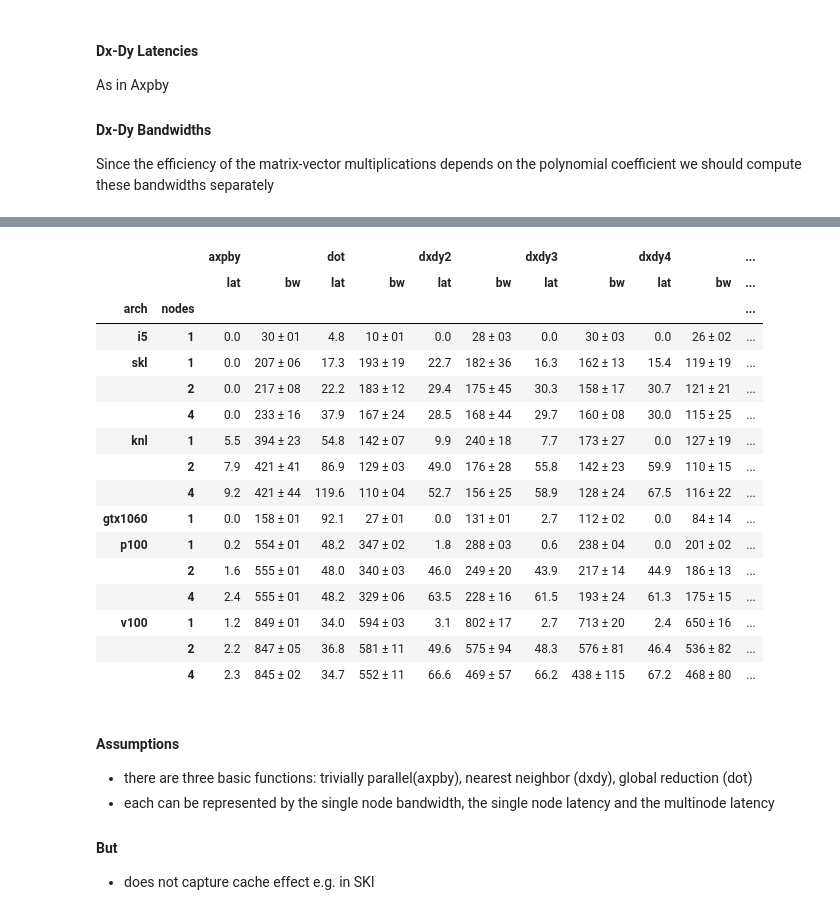
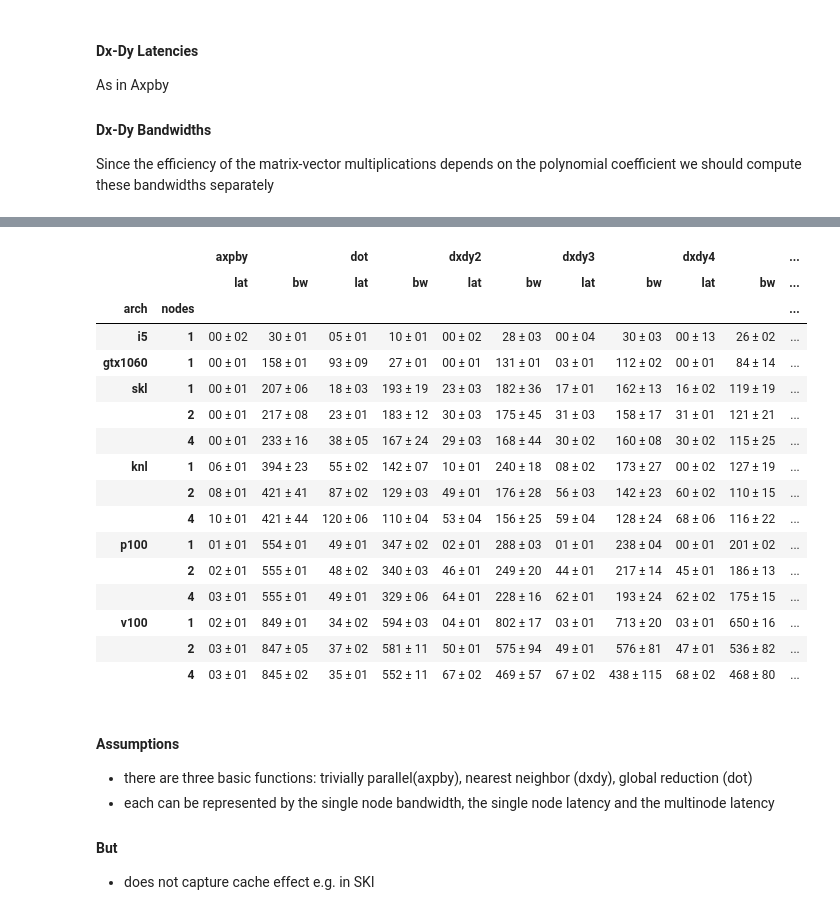
Before and after one commit to mwiesenberger/performance, a Jupyter notebook: 4-latencies-and-bandwidths.ipynb, the cells around one changed output, grey strips where cells are left out. Cells and saved outputs as stored; diff of their text form; code cells hidden in the pictures.

```diff
--- a/4-latencies-and-bandwidths.ipynb
+++ b/4-latencies-and-bandwidths.ipynb
@@ -22,3 +9,22 @@ pd.set_option('precision',1)
+# %%
+#(hardware name, number of nodes)
+files = odict({})
+files['i5'] = ('i5',1)
+files['gtx1060'] = ('gtx1060',1)
+files['skl_mpi1'] = ('skl',1)
+files['skl_mpi2'] = ('skl',2)
+files['skl_mpi4'] = ('skl',4)
+files['knl_mpi1'] = ('knl',1)
+files['knl_mpi2'] = ('knl',2)
+files['knl_mpi4'] = ('knl',4)
+files['p100_mpi1'] = ('p100',1)
+files['p100_mpi2'] = ('p100',2)
+files['p100_mpi4'] = ('p100',4)
+files['v100_mpi1'] = ('v100',1)
+files['v100_mpi2'] = ('v100',2)
+files['v100_mpi4'] = ('v100',4)
+
+pd.set_option('precision',2)
 # %% [markdown]
 #### Axpby and Dot Latencies
 The latencies are determined by taking the minimum of the average runtimes
@@ -35,7 +41,7 @@ Since the efficiency of the matrix-vector multiplications depends on the polynom
 names={'axpby':3,'dot':2,'dx':3, 'dy':3}
 #ns=[3,4]
 values = []
-for f, v in files.items() :#{'knl_mpi2':('knl',2)}.items():
+for f, v in files.items() :
     runtimes=pd.read_csv('benchmark_'+f+'.csv', delimiter=' ')
     #add size and bandwidth columns
     runtimes.insert(0,'size', 8*runtimes['n']*runtimes['n']
@@ -65,13 +71,14 @@ for f, v in files.items() :#{'knl_mpi2':('knl',2)}.items():
         min_latency     = avgruntimes[(q,'mean')].min()/1e-6
         idx_min_latency = avgruntimes[(q,'mean')].idxmin()
         corr_min_latency= min_latency - avgruntimes['size'].loc[idx_min_latency]*names[q]/bandwidth/1e-3
+        err_latency     = avgruntimes[(q,'std')].loc[idx_min_latency]/1e-6
         if corr_min_latency <0 : corr_min_latency = 0
         line.append(bandwidth) #2 bandwidth
         line.append(err_bandwidth)  #3 err_bandwidth
         line.append(mean_latency) #4 latency mean
         line.append(min_latency)  #5 latency min
         line.append(corr_min_latency ) #6 corrected lat
-
+        line.append(err_latency ) #6 error lat
     ##now compute latency and bandwidths of dx and y
     for n in [2,3,4,5]:
         #take n
@@ -86,13 +93,15 @@ for f, v in files.items() :#{'knl_mpi2':('knl',2)}.items():
         min_latency     = avgdxdy[('dxdy','mean')].min()/1e-6
         idx_min_latency = avgdxdy[('dxdy','mean')].idxmin()
         corr_min_latency= min_latency - avgdxdy['size'].loc[idx_min_latency]*names['dx']/bandwidth/1e-3
-        if corr_min_latency <0 : corr_min_latency = 0
+        err_latency     = avgdxdy[('dxdy','std')].loc[idx_min_latency]/1e-6
+        if corr_min_latency <0 :
+            corr_min_latency = 0
         line.append(bandwidth) #2 bandwidth
         line.append(err_bandwidth)  #3 err_bandwidth
         line.append(mean_latency) #4 latency mean
         line.append(min_latency)  #5 latency min
         line.append(corr_min_latency ) #6 corrected lat
-    #print(line)
+        line.append(err_latency ) #6 error lat
     values.append(line)
 # %%
 #now construct new table with values from previous cell
@@ -102,7 +111,8 @@ for q in ['axpby','dot','dxdy2','dxdy3','dxdy4','dxdy5']:
     tuples.append((q,'bw','std'))
     tuples.append((q,'lat','avg'))
     tuples.append((q,'lat','min'))
-    tuples.append((q,'lat','bw'))
+    tuples.append((q,'lat','corr'))
+    tuples.append((q,'lat','std'))
 
 cols=pd.MultiIndex.from_tuples(tuples)
 arr = pd.DataFrame(values,index=files.keys(), columns=cols)
@@ -144,46 +154,47 @@ def toString(x):
 # %%
 addto = []
 for n in ['axpby','dot','dxdy2','dxdy3','dxdy4','dxdy5']:
     arr.loc[:,(n,'bw','string')]= arr[n]['bw']['avg'].apply(toString) +" ± "+arr[n]['bw']['std'].apply(toString)
-    addto.append((n,'lat','bw'))
+    arr.loc[:,(n,'lat','string')]= arr[n]['lat']['corr'].apply(toString) +" ± "+arr[n]['lat']['std'].apply(toString)
+    addto.append((n,'lat','string'))
     addto.append((n,'bw','string'))
 
 #make a table for display
 nicetable=arr[addto]
 drop = nicetable.columns.droplevel(2)
 nicetable.columns=drop
 #nicetable.reset_index(inplace=True)
 #nicetable.set_index('arch')
 newindex=[('i5',1)]
+newindex.append(('gtx1060',1))
 for n in ['skl','knl']:
     for m in [1,2,4]:
         newindex.append((n,m))
-newindex.append(('gtx1060',1))
 for n in ['p100','v100']:
     for m in [1,2,4]:
         newindex.append((n,m))
 
 nicetable=nicetable.reindex(newindex)
 
 nicetable
 # %% [output]
 |  |  | axpby |  | dot |  | dxdy2 |  | dxdy3 |  | dxdy4 |  | ... |
 |  |  | lat | bw | lat | bw | lat | bw | lat | bw | lat | bw | ... |
 | arch | nodes |  |  |  |  |  |  |  |  |  |  | ... |
-| i5 | 1 | 0.0 | 30 ± 01 | 4.8 | 10 ± 01 | 0.0 | 28 ± 03 | 0.0 | 30 ± 03 | 0.0 | 26 ± 02 | ... |
-| skl | 1 | 0.0 | 207 ± 06 | 17.3 | 193 ± 19 | 22.7 | 182 ± 36 | 16.3 | 162 ± 13 | 15.4 | 119 ± 19 | ... |
-|  | 2 | 0.0 | 217 ± 08 | 22.2 | 183 ± 12 | 29.4 | 175 ± 45 | 30.3 | 158 ± 17 | 30.7 | 121 ± 21 | ... |
-|  | 4 | 0.0 | 233 ± 16 | 37.9 | 167 ± 24 | 28.5 | 168 ± 44 | 29.7 | 160 ± 08 | 30.0 | 115 ± 25 | ... |
-| knl | 1 | 5.5 | 394 ± 23 | 54.8 | 142 ± 07 | 9.9 | 240 ± 18 | 7.7 | 173 ± 27 | 0.0 | 127 ± 19 | ... |
-|  | 2 | 7.9 | 421 ± 41 | 86.9 | 129 ± 03 | 49.0 | 176 ± 28 | 55.8 | 142 ± 23 | 59.9 | 110 ± 15 | ... |
-|  | 4 | 9.2 | 421 ± 44 | 119.6 | 110 ± 04 | 52.7 | 156 ± 25 | 58.9 | 128 ± 24 | 67.5 | 116 ± 22 | ... |
-| gtx1060 | 1 | 0.0 | 158 ± 01 | 92.1 | 27 ± 01 | 0.0 | 131 ± 01 | 2.7 | 112 ± 02 | 0.0 | 84 ± 14 | ... |
-| p100 | 1 | 0.2 | 554 ± 01 | 48.2 | 347 ± 02 | 1.8 | 288 ± 03 | 0.6 | 238 ± 04 | 0.0 | 201 ± 02 | ... |
-|  | 2 | 1.6 | 555 ± 01 | 48.0 | 340 ± 03 | 46.0 | 249 ± 20 | 43.9 | 217 ± 14 | 44.9 | 186 ± 13 | ... |
-|  | 4 | 2.4 | 555 ± 01 | 48.2 | 329 ± 06 | 63.5 | 228 ± 16 | 61.5 | 193 ± 24 | 61.3 | 175 ± 15 | ... |
-| v100 | 1 | 1.2 | 849 ± 01 | 34.0 | 594 ± 03 | 3.1 | 802 ± 17 | 2.7 | 713 ± 20 | 2.4 | 650 ± 16 | ... |
-|  | 2 | 2.2 | 847 ± 05 | 36.8 | 581 ± 11 | 49.6 | 575 ± 94 | 48.3 | 576 ± 81 | 46.4 | 536 ± 82 | ... |
-|  | 4 | 2.3 | 845 ± 02 | 34.7 | 552 ± 11 | 66.6 | 469 ± 57 | 66.2 | 438 ± 115 | 67.2 | 468 ± 80 | ... |
+| i5 | 1 | 00 ± 02 | 30 ± 01 | 05 ± 01 | 10 ± 01 | 00 ± 02 | 28 ± 03 | 00 ± 04 | 30 ± 03 | 00 ± 13 | 26 ± 02 | ... |
+| gtx1060 | 1 | 00 ± 01 | 158 ± 01 | 93 ± 09 | 27 ± 01 | 00 ± 01 | 131 ± 01 | 03 ± 01 | 112 ± 02 | 00 ± 01 | 84 ± 14 | ... |
+| skl | 1 | 00 ± 01 | 207 ± 06 | 18 ± 03 | 193 ± 19 | 23 ± 03 | 182 ± 36 | 17 ± 01 | 162 ± 13 | 16 ± 02 | 119 ± 19 | ... |
+|  | 2 | 00 ± 01 | 217 ± 08 | 23 ± 01 | 183 ± 12 | 30 ± 03 | 175 ± 45 | 31 ± 03 | 158 ± 17 | 31 ± 01 | 121 ± 21 | ... |
+|  | 4 | 00 ± 01 | 233 ± 16 | 38 ± 05 | 167 ± 24 | 29 ± 03 | 168 ± 44 | 30 ± 02 | 160 ± 08 | 30 ± 02 | 115 ± 25 | ... |
+| knl | 1 | 06 ± 01 | 394 ± 23 | 55 ± 02 | 142 ± 07 | 10 ± 01 | 240 ± 18 | 08 ± 02 | 173 ± 27 | 00 ± 02 | 127 ± 19 | ... |
+|  | 2 | 08 ± 01 | 421 ± 41 | 87 ± 02 | 129 ± 03 | 49 ± 01 | 176 ± 28 | 56 ± 03 | 142 ± 23 | 60 ± 02 | 110 ± 15 | ... |
+|  | 4 | 10 ± 01 | 421 ± 44 | 120 ± 06 | 110 ± 04 | 53 ± 04 | 156 ± 25 | 59 ± 04 | 128 ± 24 | 68 ± 06 | 116 ± 22 | ... |
+| p100 | 1 | 01 ± 01 | 554 ± 01 | 49 ± 01 | 347 ± 02 | 02 ± 01 | 288 ± 03 | 01 ± 01 | 238 ± 04 | 00 ± 01 | 201 ± 02 | ... |
+|  | 2 | 02 ± 01 | 555 ± 01 | 48 ± 02 | 340 ± 03 | 46 ± 01 | 249 ± 20 | 44 ± 01 | 217 ± 14 | 45 ± 01 | 186 ± 13 | ... |
+|  | 4 | 03 ± 01 | 555 ± 01 | 49 ± 01 | 329 ± 06 | 64 ± 01 | 228 ± 16 | 62 ± 01 | 193 ± 24 | 62 ± 02 | 175 ± 15 | ... |
+| v100 | 1 | 02 ± 01 | 849 ± 01 | 34 ± 02 | 594 ± 03 | 04 ± 01 | 802 ± 17 | 03 ± 01 | 713 ± 20 | 03 ± 01 | 650 ± 16 | ... |
+|  | 2 | 03 ± 01 | 847 ± 05 | 37 ± 02 | 581 ± 11 | 50 ± 01 | 575 ± 94 | 49 ± 01 | 576 ± 81 | 47 ± 01 | 536 ± 82 | ... |
+|  | 4 | 03 ± 01 | 845 ± 02 | 35 ± 01 | 552 ± 11 | 67 ± 02 | 469 ± 57 | 67 ± 02 | 438 ± 115 | 68 ± 02 | 468 ± 80 | ... |
 # %% [markdown]
 #### Assumptions
 - there are three basic functions: trivially parallel(axpby), nearest neighbor (dxdy), global reduction (dot)
```
Also changed, not shown: parts of 6 cells of this notebook, 2 other files.
